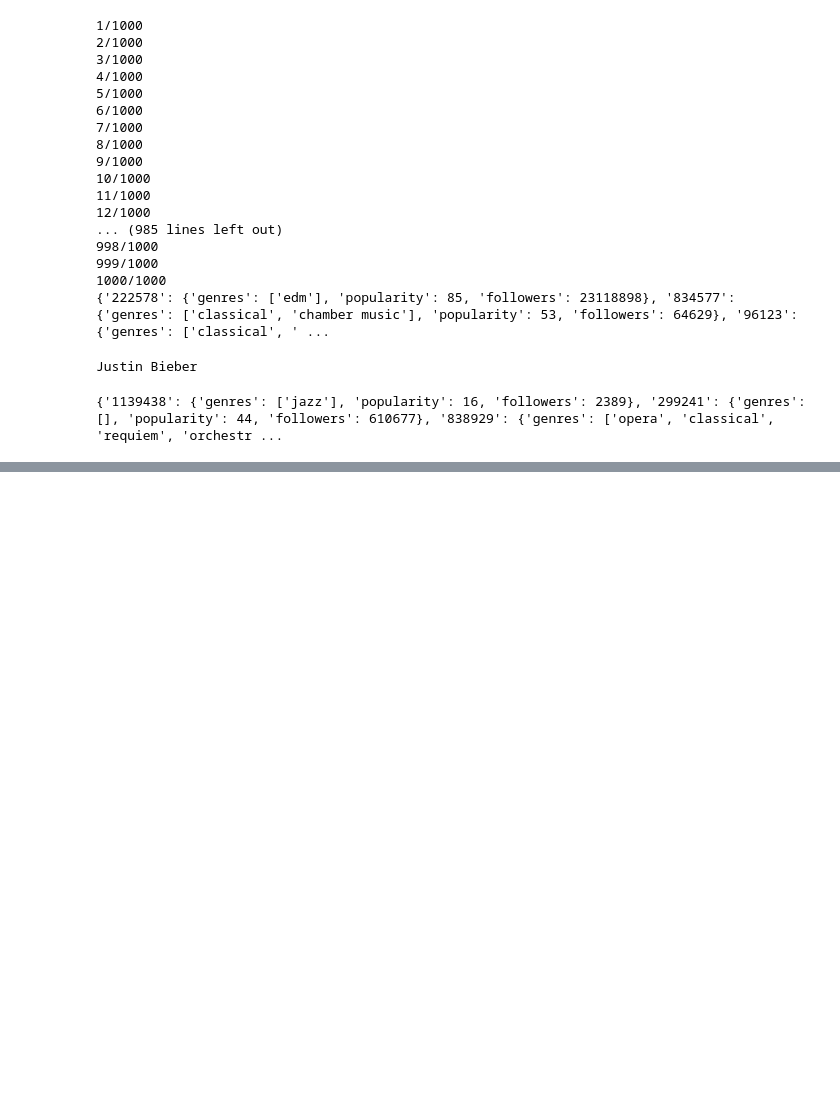
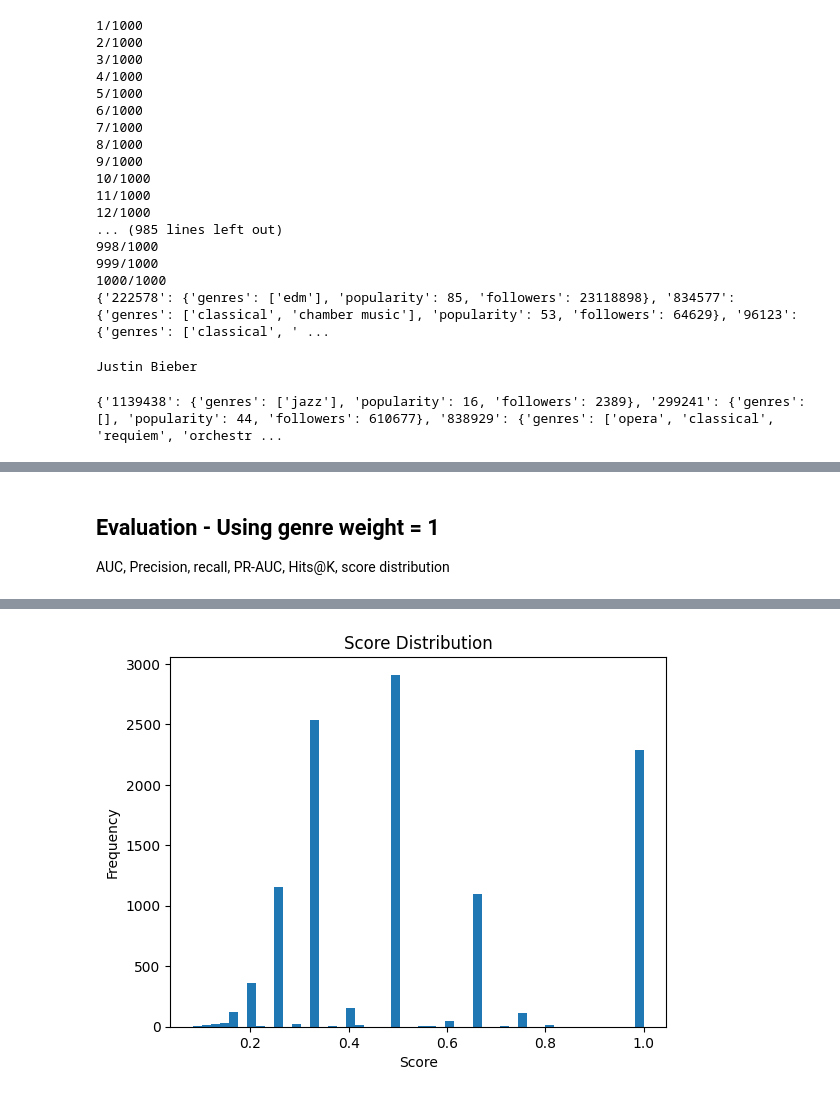
Before and after one commit to MichaelXu27/Musical-Collaboration-Network-Analysis, a Jupyter notebook: notebooks/final_data_processing.ipynb, the cells around one changed output, grey strips where cells are left out. Saved outputs shown, nothing was run; the diff lists cells and outputs as text; code cells hidden in the pictures; blank space fills up the shorter version.

Commit message:
evaluations for non grpahical predictions are done

```diff
--- a/notebooks/final_data_processing.ipynb
+++ b/notebooks/final_data_processing.ipynb
@@ -427,6 +427,10 @@ def genPredictions(genreWeight, popularityWeight, followersWeight):
 import numpy as np
 
 df_edges = pd.read_parquet("../data/final_data_processed/discogs_edges.parquet")
+df_edges = df_edges[
+    (df_edges['release_year'] >= 2000) &
+    (df_edges['source_id'].isin(dict.keys()) | df_edges['target_id'].isin(dict.keys()))
+]
 
 print(df_edges.head())
 print(df_edges.shape)
@@ -598,0 +599,75 @@ KeyboardInterrupt:
+# %% [markdown]
+## Evaluation - Using genre weight = 1
+AUC, Precision, recall, PR-AUC, Hits@K, score distribution
+# %%
+import matplotlib.pyplot as plt
+
+# ========== AUC ==========
+from sklearn.metrics import roc_auc_score
+
+graph = genPredictions(1, 0, 0)
+
+graph_edges = pd.DataFrame(
+    [(u, v) for u, v in graph.edges()],
+    columns=['start', 'end']
+)
+
+edges1 = set(zip(df_edges['source_id'], df_edges['target_id']))
+edges2 = set(zip(graph_edges['start'], graph_edges['end']))
+
+# loop through and get y_true and y_scores
+y_true = []
+y_scores = []
+for edge in edges2:
+    if edge in edges1:
+        y_true.append(1)
+    else:
+        y_true.append(0)
+
+    # get the probability score
+    prob = predict(dict[edge[0]], dict[edge[1]], 1, 0, 0)
+    y_scores.append(prob)
+
+auc = roc_auc_score(y_true, y_scores)
+print(f"AUC: {auc}")
+
+# ========== Precision ==========
+y_pred = [1 if s >= 0.5 else 0 for s in y_scores]
+
+from sklearn.metrics import precision_score
+precision = precision_score(y_true, y_pred)
+print(f"Precision: {precision}")
+
+# ========== Recall ==========
+from sklearn.metrics import recall_score
+recall = recall_score(y_true, y_pred)
+print(f"Recall: {recall}")
+
+# ========== Hits@K ==========
+K = 1000
+
+predicted_edges = pd.DataFrame({
+    'edge': list(edges2),
+    'score': y_scores
+})
+
+# Sort by score descending
+predicted_edges_sorted = predicted_edges.sort_values('score', ascending=False)
+
+# Take top K edges
+top_k_edges = set(predicted_edges_sorted['edge'].iloc[:K])
+
+# Count how many true edges are in top K
+hits = sum(1 for edge in edges1 if edge in top_k_edges)
+
+# Compute Hits@K
+hits_at_k = hits / len(edges1)
+print(f"Hits@{K}: {hits_at_k:.4f}")
+
+# ========== Score Distribution ==========
+plt.hist(y_scores, bins=50)
+plt.title("Score Distribution")
+plt.xlabel("Score")
+plt.ylabel("Frequency")
+plt.show()
+# %% [output]
@@ -598,0 +678 @@ KeyboardInterrupt:
+[figure, added]
```
Also changed, not shown: parts of 3 cells of this notebook.
